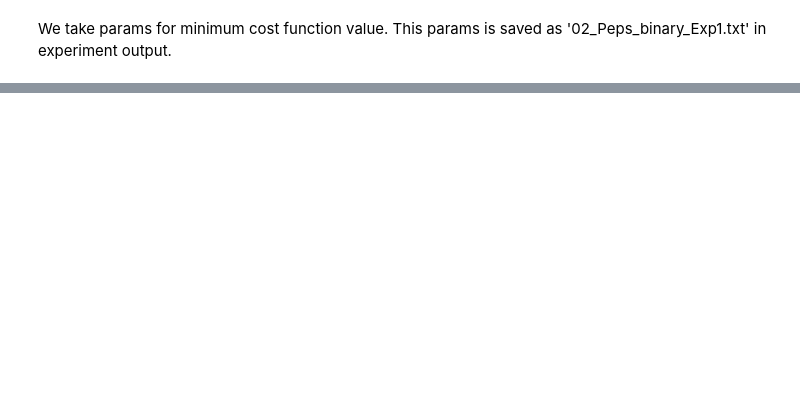
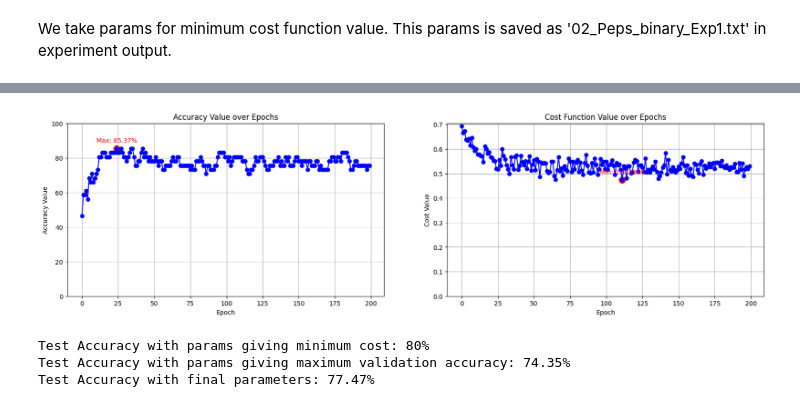
Before and after one commit to Martyna94/The_Detection_Duo, a Jupyter notebook: Task_5/02_Model_PEPS.ipynb, the cells around one changed output, grey strips where cells are left out. Cells and saved outputs as stored; diff of their text form; code cells hidden in the pictures; blank space fills up the shorter version.

```diff
--- a/Task_5/02_Model_PEPS.ipynb
+++ b/Task_5/02_Model_PEPS.ipynb
@@ -232,0 +256,13 @@ weighted avg       0.69      0.68      0.68        80
+# %%
+from Modules.training import train_model
+import time
+# training the circuit parameters
+from pennylane import numpy as np
+params = np.random.random(size=[32, 1], requires_grad=True)
+optimizer = qml.AdamOptimizer(stepsize=0.1)
+batch_size = 128
+num_epoch = 300
+
+start_time = time.time()
+all_params, train_accuracies, val_accuracies, costs = train_model(X_train, Y_train, X_val, Y_val, params, optimizer, circuit_peps, 2, num_epoch, batch_size)
+print("--- %hr --- %", (time.time() - start_time)/3600)
@@ -232,0 +287,25 @@ weighted avg       0.69      0.68      0.68        80
+# %%
+from Modules.Utils import plot_metrics_accuracy_and_cost
+plot_metrics_accuracy_and_cost(val_accuracies,costs)
+# %% [output]
+[figure, added]
+# %%
+from Modules.metrices import accuracy
+# Find the parameters that give the minimum cost
+params_min_costs = all_params[np.argmin(costs)]
+test_accuracy_min_costs = accuracy(params_min_costs, X_test, Y_test, circuit_peps)
+
+# Find the parameters that give the maximum validation accuracy
+params_max_val_accuracy = all_params[np.argmax(val_accuracies)]
+test_accuracy_max = accuracy(params_max_val_accuracy, X_test, Y_test, circuit_peps)
+
+# Calculate test accuracy for the final parameters after the last epoch
+test_accuracy_final = accuracy(all_params[-1], X_test, Y_test, circuit_peps)
+
+print(f"Test Accuracy with params giving minimum cost: {test_accuracy_min_costs:.4f}")
+print(f"Test Accuracy with params giving maximum validation accuracy: {test_accuracy_max:.4f}")
+print(f"Test Accuracy with final parameters: {test_accuracy_final:.4f}")
+# %% [output]
+Test Accuracy with params giving minimum cost: 80%
+Test Accuracy with params giving maximum validation accuracy: 74.35%
+Test Accuracy with final parameters: 77.47%
```
Also changed, not shown: parts of 14 cells of this notebook, 4 other files.
